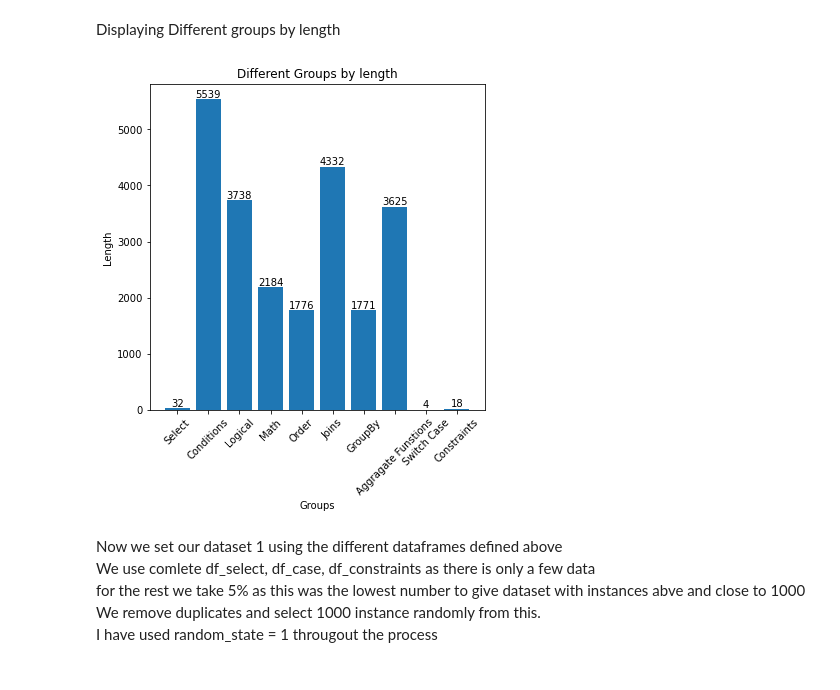
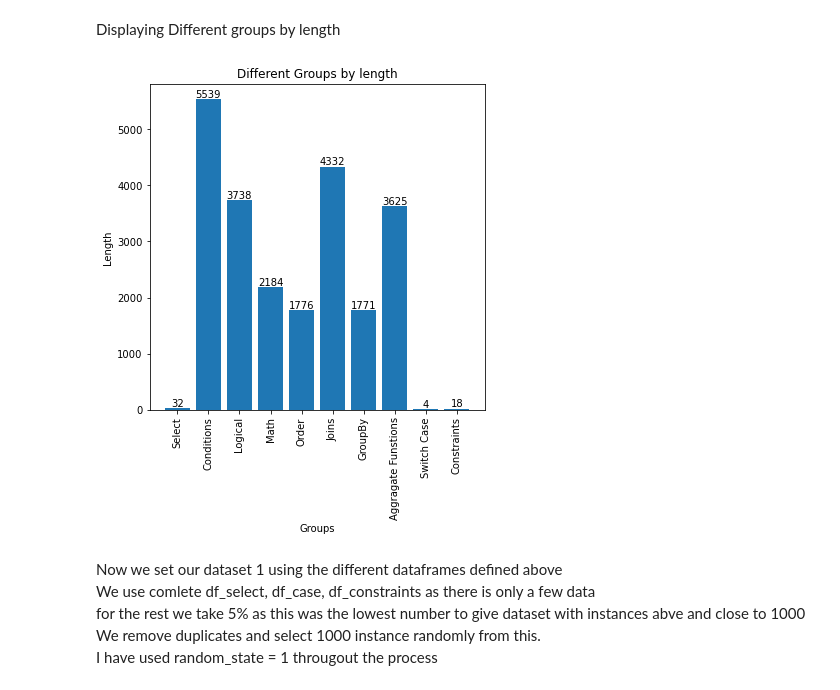
Before and after one commit to AJ6546/CE888, a Jupyter notebook: Assignment_1/Assignment1_Seq2Seq Model.ipynb, the cells around one changed output. Cells and saved outputs as stored; diff of their text form; code cells hidden in the pictures.

```diff
--- a/Assignment_1/Assignment1_Seq2Seq Model.ipynb
+++ b/Assignment_1/Assignment1_Seq2Seq Model.ipynb
@@ -78,26 +78,26 @@ Displaying Different groups by length
 # %%
 groups = ['Select','Conditions','Logical', 'Math', 'Order', 'Joins', 'GroupBy','Aggragate Funstions', 'Switch Case',
        'Constraints']
 length =[len(df_select),len(df_condi), len(df_logical), len(df_math), len(df_order),
         len(df_joins), len(df_grps), len(df_fns), len(df_case), len(df_constraint)]
 
 plt.rcParams["figure.figsize"]=6,6
 bar_plot = plt.bar(groups, length)
 plt.xlabel('Groups')
-plt.xticks(groups, rotation=45)
+plt.xticks(groups, rotation=90)
 plt.ylabel('Length')
 plt.title('Different Groups by length')
 def autolabel(rects):
     for idx,rect in enumerate(bar_plot):
         height = rect.get_height()
         plt.text(rect.get_x() + rect.get_width()/2., 1*height,
                 length[idx],
                 ha='center', va='bottom', rotation=0)
 autolabel(bar_plot)
 plt.savefig('Different Groups by length.png')
 plt.show()
 # %% [output]
-[figure, old version]
+[figure, new version]
 # %% [markdown]
 Now we set our dataset 1 using the different dataframes defined above
 <br>
```
Also changed, not shown: parts of 2 cells of this notebook, 1 other file.
